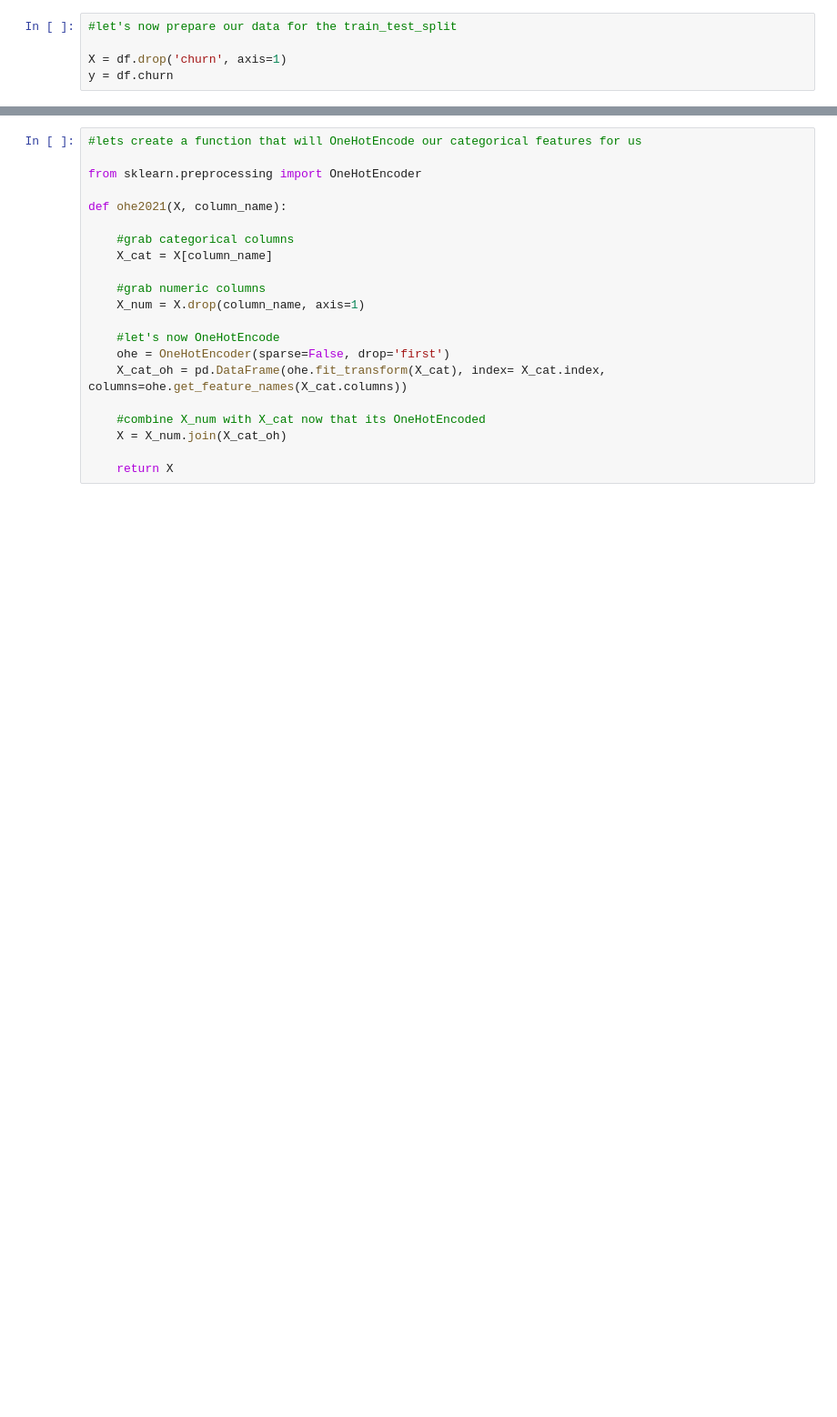
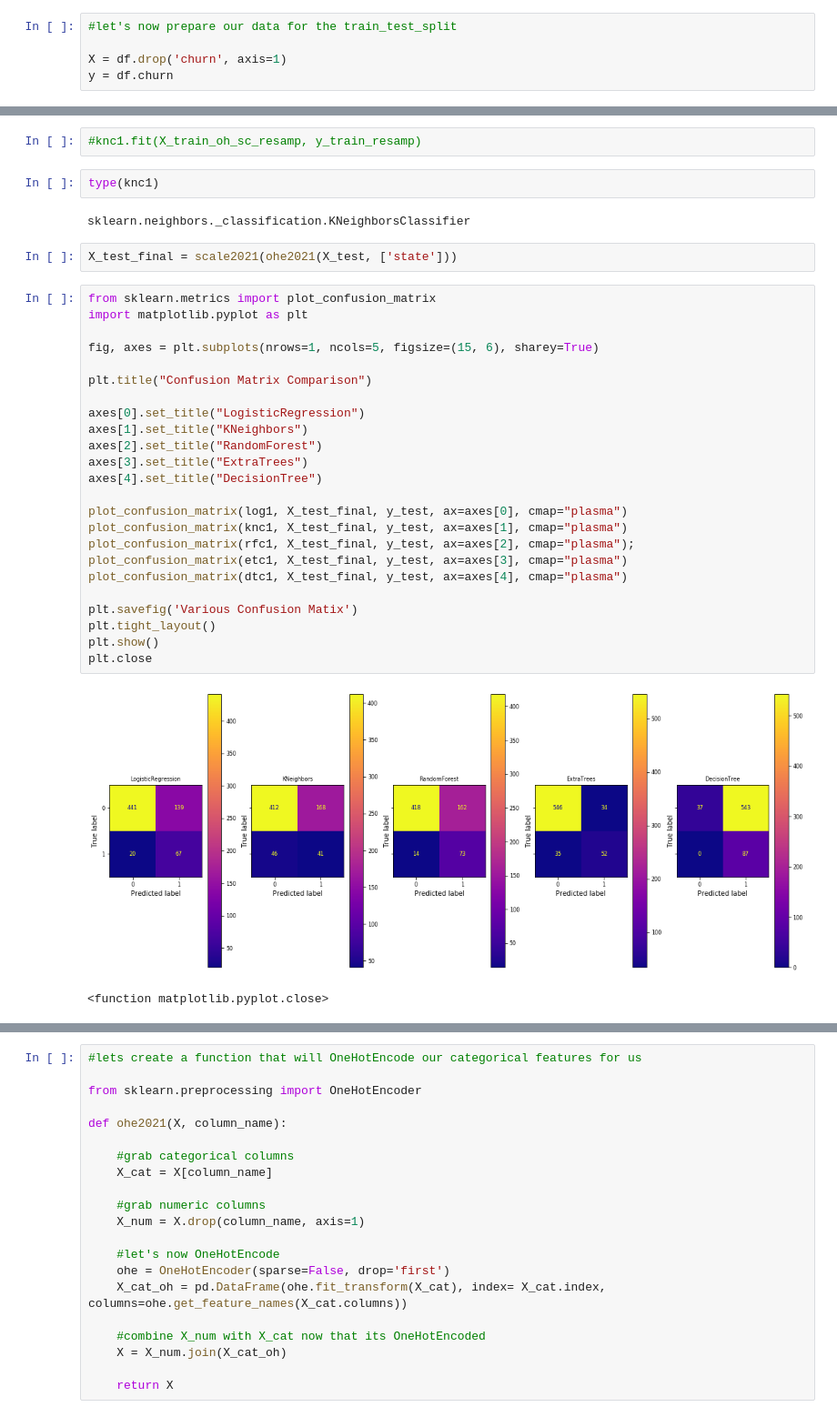
Before and after one commit to samjdedes/project3_ChurnModeling, a Jupyter notebook: notebooks/Jon_EDA.ipynb, the cells around one changed output, grey strips where cells are left out. Shown at 91% size. Cells and saved outputs as stored; diff of their text form; blank space fills up the shorter version.

```diff
--- a/notebooks/Jon_EDA.ipynb
+++ b/notebooks/Jon_EDA.ipynb
@@ -75,0 +796,35 @@ X_train, X_test, y_train, y_test = train_test_split(X, y, random_state=2021, tes
+# %%
+#knc1.fit(X_train_oh_sc_resamp, y_train_resamp)
+# %%
+type(knc1)
+# %% [output]
+sklearn.neighbors._classification.KNeighborsClassifier
+# %%
+X_test_final = scale2021(ohe2021(X_test, ['state']))
+# %%
+from sklearn.metrics import plot_confusion_matrix
+import matplotlib.pyplot as plt
+
+fig, axes = plt.subplots(nrows=1, ncols=5, figsize=(15, 6), sharey=True)
+
+plt.title("Confusion Matrix Comparison")
+
+axes[0].set_title("LogisticRegression")
+axes[1].set_title("KNeighbors")
+axes[2].set_title("RandomForest")
+axes[3].set_title("ExtraTrees")
+axes[4].set_title("DecisionTree")
+
+plot_confusion_matrix(log1, X_test_final, y_test, ax=axes[0], cmap="plasma")
+plot_confusion_matrix(knc1, X_test_final, y_test, ax=axes[1], cmap="plasma")
+plot_confusion_matrix(rfc1, X_test_final, y_test, ax=axes[2], cmap="plasma");
+plot_confusion_matrix(etc1, X_test_final, y_test, ax=axes[3], cmap="plasma")
+plot_confusion_matrix(dtc1, X_test_final, y_test, ax=axes[4], cmap="plasma")
+
+plt.savefig('Various Confusion Matix')
+plt.tight_layout()
+plt.show()
+plt.close
+# %% [output]
+[figure, added]
+<function matplotlib.pyplot.close>
```
Also changed, not shown: parts of 79 cells of this notebook, 2 other files.
